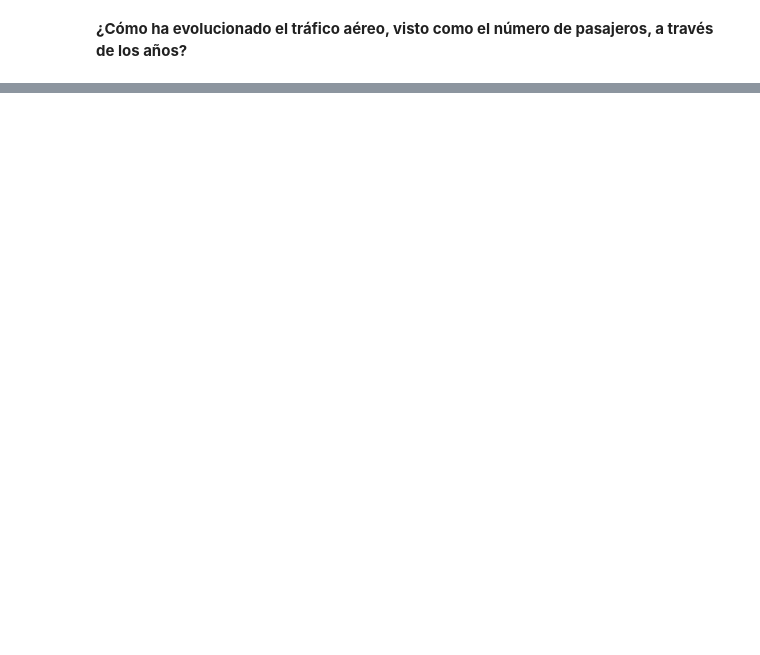
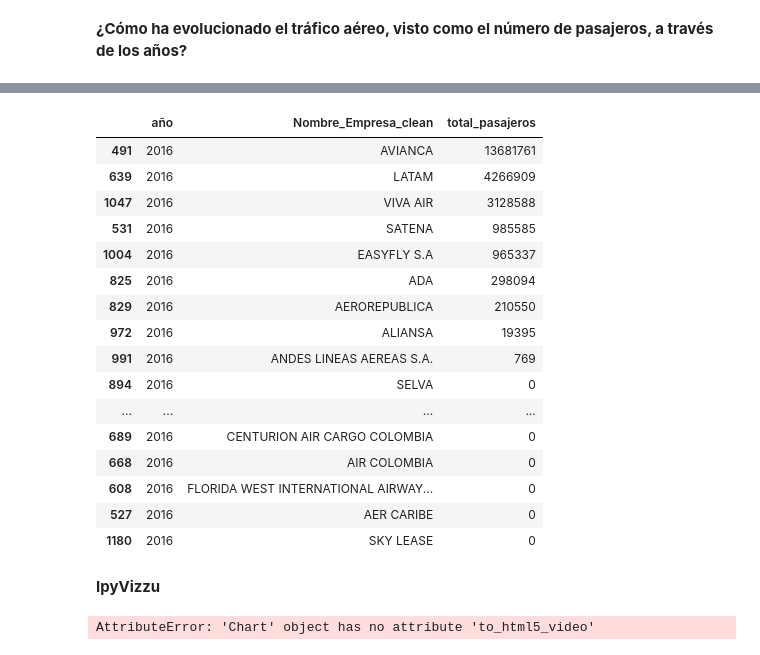
Before and after one commit to fjmoyao/trafico-aereo-col, a Jupyter notebook: EDA.ipynb, the cells around one changed output, grey strips where cells are left out. Saved outputs shown, nothing was run; the diff lists cells and outputs as text; code cells hidden in the pictures; blank space fills up the shorter version.

```diff
--- a/EDA.ipynb
+++ b/EDA.ipynb
@@ -93,3 +256,10 @@ pasajeros_empresa = data.select(
+# %%
+pasajeros_anho_empresa_nacional = df.select(
+                        "Pasajeros",
+                        "Nombre_Empresa_clean",
+                        year("Fecha").alias("año")
+                        ).filter(df.Trafico=="N").groupBy(["año", "Nombre_Empresa_clean"]).agg(
+                        sum("Pasajeros").alias("total_pasajeros")).toPandas()
 # %%
 pasajeros_anho["año"] = pasajeros_anho["año"].astype("Int64")
 pasajeros_anho.dropna(inplace=True)
@@ -107,0 +292,22 @@ pasajeros_empresa.sort_values("total_pasajeros", ascending=False)[:10].sort_valu
+# %%
+pasajeros_anho_empresa_nacional [pasajeros_anho_empresa_nacional["año"] ==2016].sort_values("total_pasajeros", ascending=False)
+# %% [output]
+|  | año | Nombre_Empresa_clean | total_pasajeros |
+| 491 | 2016 | AVIANCA | 13681761 |
+| 639 | 2016 | LATAM | 4266909 |
+| 1047 | 2016 | VIVA AIR | 3128588 |
+| 531 | 2016 | SATENA | 985585 |
+| 1004 | 2016 | EASYFLY S.A | 965337 |
+| 825 | 2016 | ADA | 298094 |
+| 829 | 2016 | AEROREPUBLICA | 210550 |
+| 972 | 2016 | ALIANSA | 19395 |
+| 991 | 2016 | ANDES LINEAS AEREAS S.A. | 769 |
+| 894 | 2016 | SELVA | 0 |
+| ... | ... | ... | ... |
+| 689 | 2016 | CENTURION AIR CARGO COLOMBIA | 0 |
+| 668 | 2016 | AIR COLOMBIA | 0 |
+| 608 | 2016 | FLORIDA WEST INTERNATIONAL AIRWAY... | 0 |
+| 527 | 2016 | AER CARIBE | 0 |
+| 1180 | 2016 | SKY LEASE | 0 |
+# %% [markdown]
+**IpyVizzu**
@@ -107,0 +358,4 @@ pasajeros_empresa.sort_values("total_pasajeros", ascending=False)[:10].sort_valu
+# %%
+chart.to_html5_video(filename='my_animation.mp4', bitrate=3000)
+# %% [output]
+AttributeError: 'Chart' object has no attribute 'to_html5_video'
```
Also changed, not shown: parts of 28 cells of this notebook.
